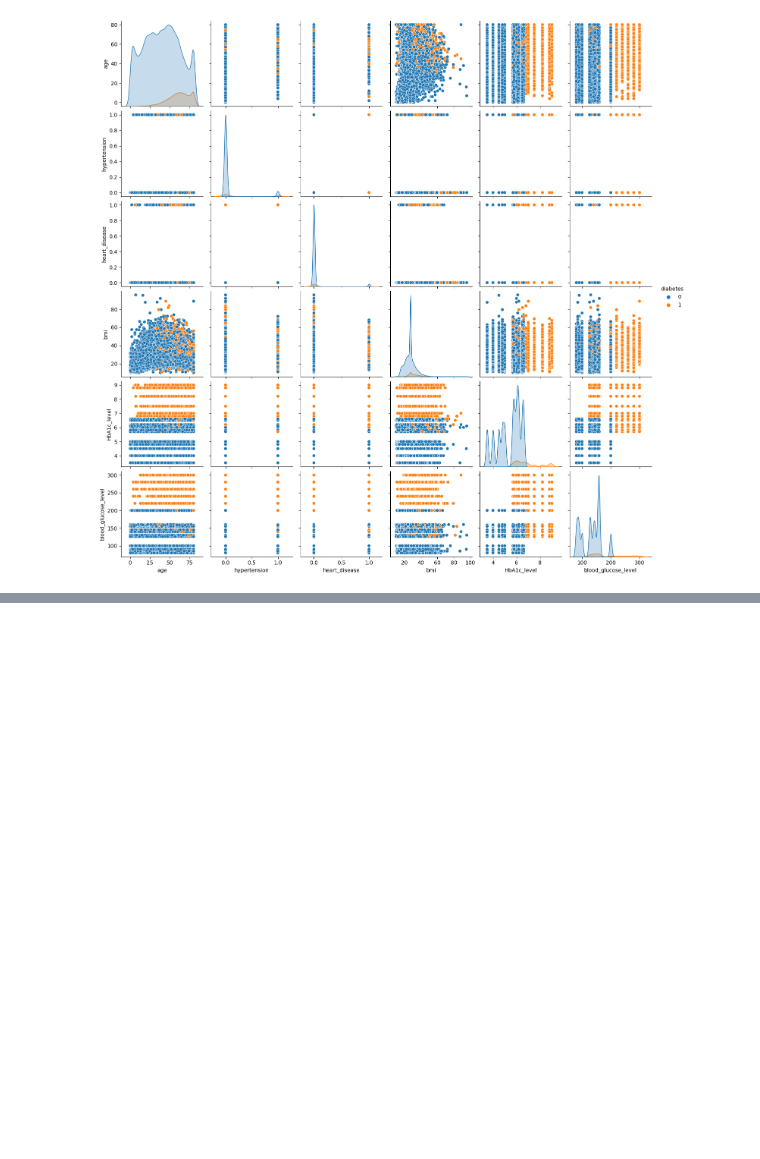
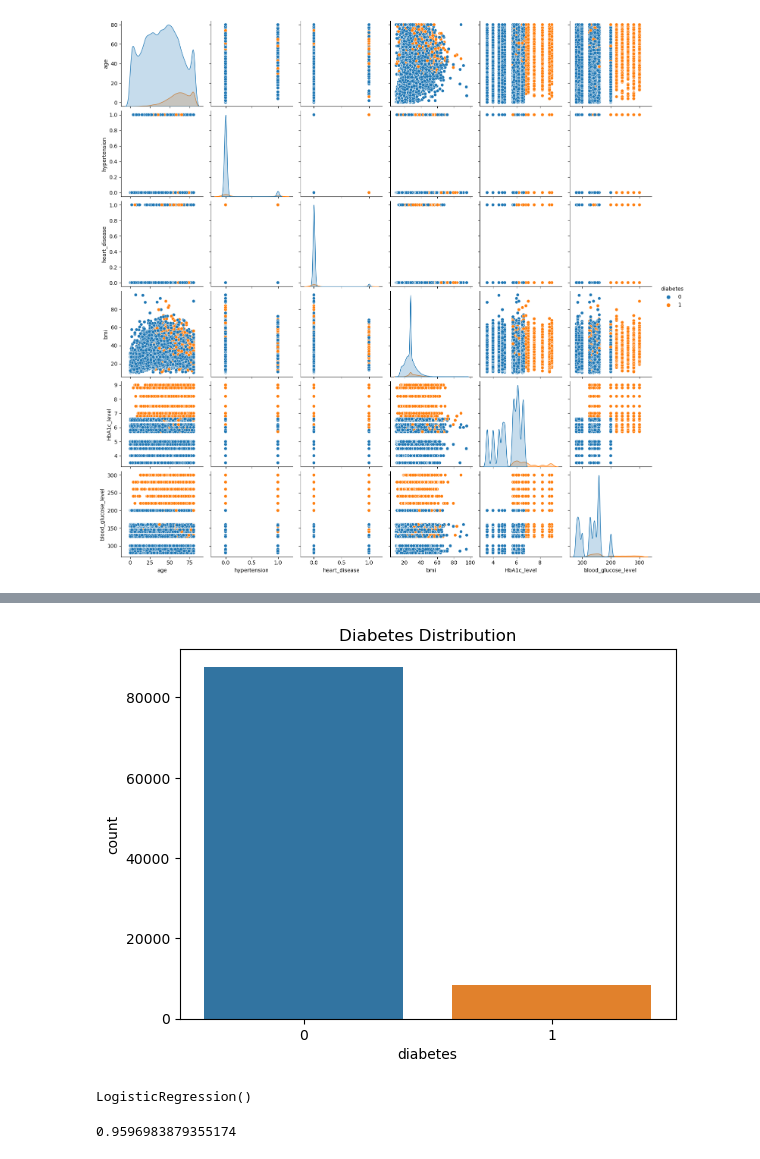
Before and after one commit to raghul141/Capstone_Project, a Jupyter notebook: Capstone_Project.ipynb, the cells around one changed output, grey strips where cells are left out. Saved outputs shown, nothing was run; the diff lists cells and outputs as text; code cells hidden in the pictures; blank space fills up the shorter version.

```diff
--- a/Capstone_Project.ipynb
+++ b/Capstone_Project.ipynb
@@ -190,0 +200,15 @@ plt.show()
+# %%
+# Define a function to map the existing categories to new ones
+def recategorize_smoking(smoking_status):
+    if smoking_status in ['never', 'No Info']:
+        return 'non-smoker'
+    elif smoking_status == 'current':
+        return 'current'
+    elif smoking_status in ['ever', 'former', 'not current']:
+        return 'past_smoker'
+
+# Apply the function to the 'smoking_history' column
+data['smoking_history'] = data['smoking_history'].apply(recategorize_smoking)
+
+# Check the new value counts
+print(data['smoking_history'].value_counts())
@@ -190,0 +262,7 @@ plt.show()
+# %%
+# Count plot for the 'diabetes' variable
+sns.countplot(x='diabetes', data=data)
+plt.title('Diabetes Distribution')
+plt.show()
+# %% [output]
+[figure, added]
@@ -190,0 +279,10 @@ plt.show()
+# %%
+from sklearn.linear_model import LogisticRegression
+
+model = LogisticRegression()
+model.fit(X_train, y_train)
+
+model2 = LogisticRegression()
+model2.fit(X1_train, y1_train)
+# %% [output]
+LogisticRegression()
@@ -190,0 +291,4 @@ plt.show()
+# %%
+model.score(X_test, y_test)
+# %% [output]
+0.9596983879355174
```
Also changed, not shown: parts of 15 cells of this notebook.
